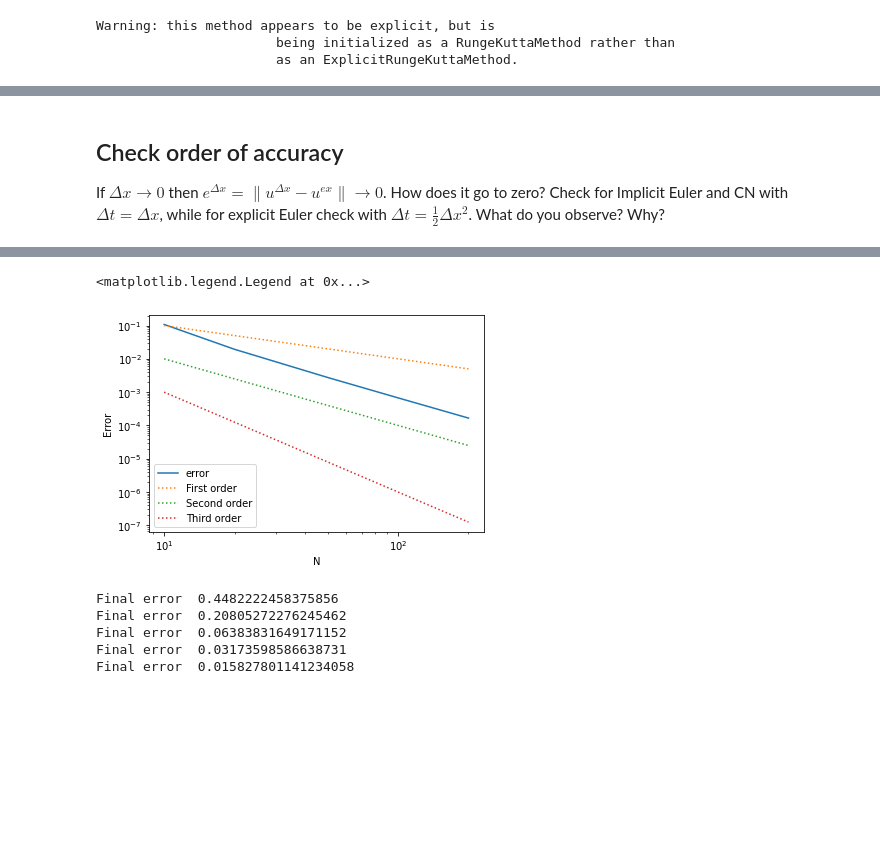
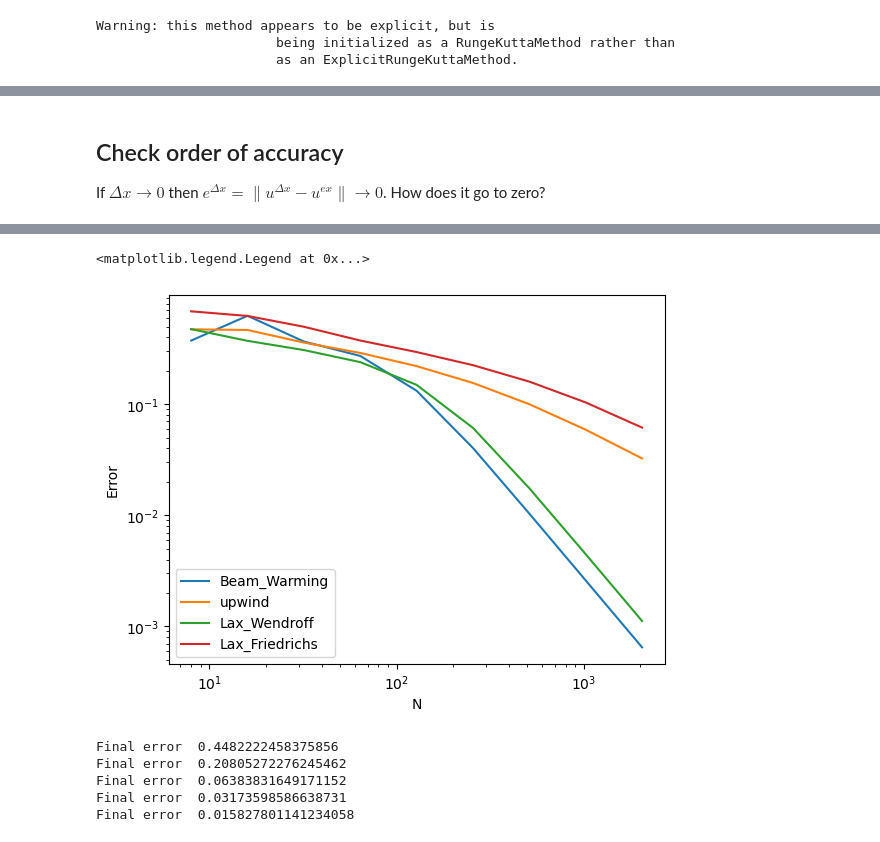
Before and after one commit to accdavlo/calcolo-scientifico, a Jupyter notebook: codes/solutions/transport_FD.ipynb, the cells around one changed output, grey strips where cells are left out. Saved outputs shown, nothing was run; the diff lists cells and outputs as text; code cells hidden in the pictures; blank space fills up the shorter version.

```diff
--- a/codes/solutions/transport_FD.ipynb
+++ b/codes/solutions/transport_FD.ipynb
@@ -459,11 +473,12 @@ dt = geom.dx*0.9
 T_end = 1
 u0_lambda = lambda x: np.sin(2*np.pi*x)
 u_ex_lambda = lambda t,x,a : u0_lambda(x-a*t)
-spatial_discretization_type = "upwind"#"central"#"Lax_Wendroff"#"Lax_Friedrichs"
+spatial_discretization_type = "Beam_Warming"#"upwind"#"central"#"Lax_Wendroff"#"Lax_Friedrichs"
 
 EE_advection = Advection_explicit_euler( geom, T_end, u0_lambda, dt, \
                      spatial_discretization_type=spatial_discretization_type,
                  a=1, dt_save = 0.1, u_ex_lambda =u_ex_lambda)
+print("Final error ",EE_advection.error)
 # %%
 
 xx, un1 = EE_advection.evolve()
@@ -666,17 +559,0 @@ Final error  0.0013620842296200837
-# %%
-CN_FD_approx.set_geom(dx = 0.01)
-CN_FD_approx.set_dt(0.01)
-geom = CN_FD_approx.geom
-xx, un1 = CN_FD_approx.evolve()
-
-fig,(ax1,ax2) = plt.subplots(1,2,figsize=(10,5))
-for it, time in enumerate(CN_FD_approx.times):
-    ax1.plot(geom.xx, CN_FD_approx.U_sol[it], label="Time = %1.3f"%time)
-
-ax2.plot(geom.xx, CN_FD_approx.u_ex_end, label="Exact final time")
-ax2.plot(geom.xx, un1, label="Approx final time")
-ax1.legend()
-ax2.legend()
-
-fig.suptitle(r"Crank Nicolson $\Delta x=%1.4f, \, \Delta t=%1.4f$"%(geom.dx,CN_FD_approx.dt))
-plt.show()
@@ -686,31 +603,44 @@ Final error  8.51114108713787e-09
 # %% [markdown]
 ## Check order of accuracy
 If $\Delta x \to 0$ then $e^{\Delta x}=\lVert u^{\Delta x} - u^{ex} \rVert \to 0$. How does it go to zero?
-Check for Implicit Euler and CN with $\Delta t = \Delta x$, while for explicit Euler check with $\Delta t = \frac12 \Delta x^2$. What do you observe? Why?
 # %%
-Ns = [10,20,50,100,200]
+Ns = np.int64(2**np.arange(6,12))
 
-u0_lambda = lambda x: np.sin(x)
-T_end = 1.
-geom = Geometry1D(0,2*np.pi,5)
-
-FD_approx = Heat_explicit_euler(geom, T_end, u0_lambda, dt, dt_save = 0.1, u_ex_lambda = u_ex)
-
-# Explicit Euler
-errors_EE = np.zeros(len(Ns))
-for iN, N in enumerate(Ns):
-    FD_approx.set_geom(Nx=N)
-    FD_approx.set_dt(0.5*FD_approx.geom.dx**2)
-    _, _ = FD_approx.evolve()
+u0_lambda = lambda x : np.exp(-20*(x-2)**2)+np.exp(-(x-5)**2)
+x_L=0.
+x_R=10.
+geom = Geometry1D(x_L,x_R,10)
 
 
-    errors_EE[iN] = FD_approx.error
+T_end = 10.
+
+CFL = 0.9
+a = 1.
+
+u_ex_lambda = lambda t,x,a : u0_lambda((x-a*t)%10)
+
+spatial_discretizations  = ["Beam_Warming","upwind","Lax_Wendroff","Lax_Friedrichs"] #,"central"
+errors = np.zeros((len(spatial_discretizations),len(Ns)))
+
+for itype, spatial_discretization_type in enumerate(spatial_discretizations):
+    advection_solver = Advection_explicit_euler( geom, T_end, u0_lambda, dt, \
+                     spatial_discretization_type=spatial_discretization_type,
+                 a=a, dt_save = 0.1, u_ex_lambda =u_ex_lambda)
+
+
+    for iN, N in enumerate(Ns):
+        advection_solver.set_geom(Nx=N)
+        advection_solver.set_dt(CFL*advection_solver.geom.dx/np.abs(advection_solver.a))
+        xx, un1 = advection_solver.evolve()
+
+        errors[itype,iN] = advection_solver.error
+
 
 plt.figure()
-plt.loglog(Ns, errors_EE, label="error")
-plt.loglog(Ns,1./np.array(Ns), ":",label="First order")
-plt.loglog(Ns,1./np.array(Ns)**2, ":", label="Second order")
-plt.loglog(Ns,1./np.array(Ns)**3, ":", label="Third order")
+plt.loglog(Ns, errors.T, label=spatial_discretizations)
+# plt.loglog(Ns,1./np.array(Ns), ":",label="First order")
+# plt.loglog(Ns,1./np.array(Ns)**2, ":", label="Second order")
+# plt.loglog(Ns,1./np.array(Ns)**3, ":", label="Third order")
 plt.xlabel("N")
 plt.ylabel("Error")
 plt.legend()
@@ -723,5 +665,5 @@ Final error  0.00016624655889016694
 <matplotlib.legend.Legend at 0x...>
-[figure, old version]
+[figure, new version]
 # %%
 # Implicit Euler
 Ns = [10,20,50,100,200]
```
Also changed, not shown: parts of 17 cells of this notebook, 17 other files.
